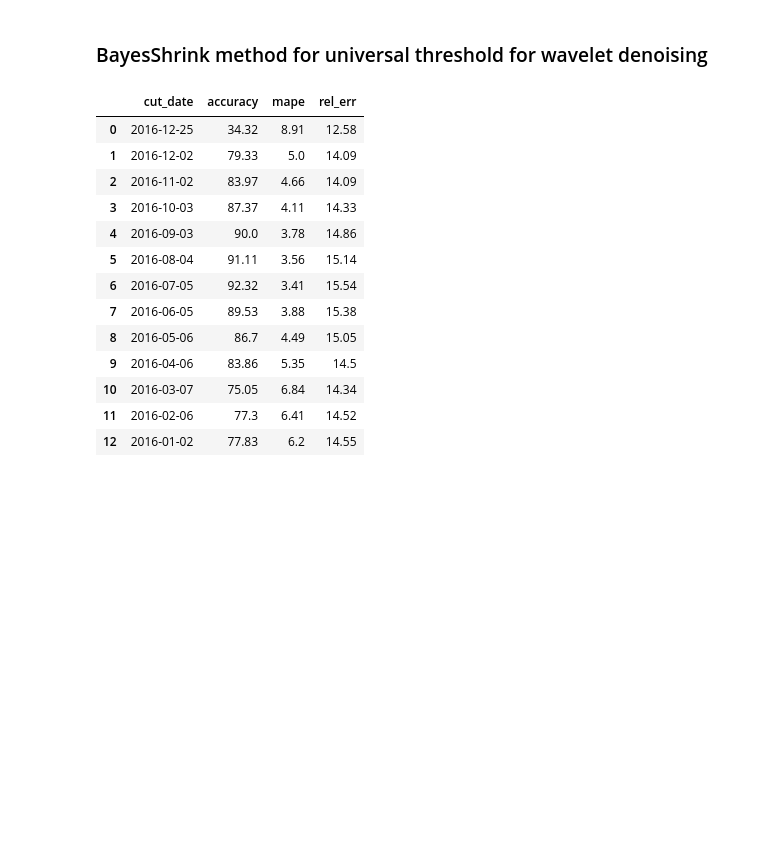
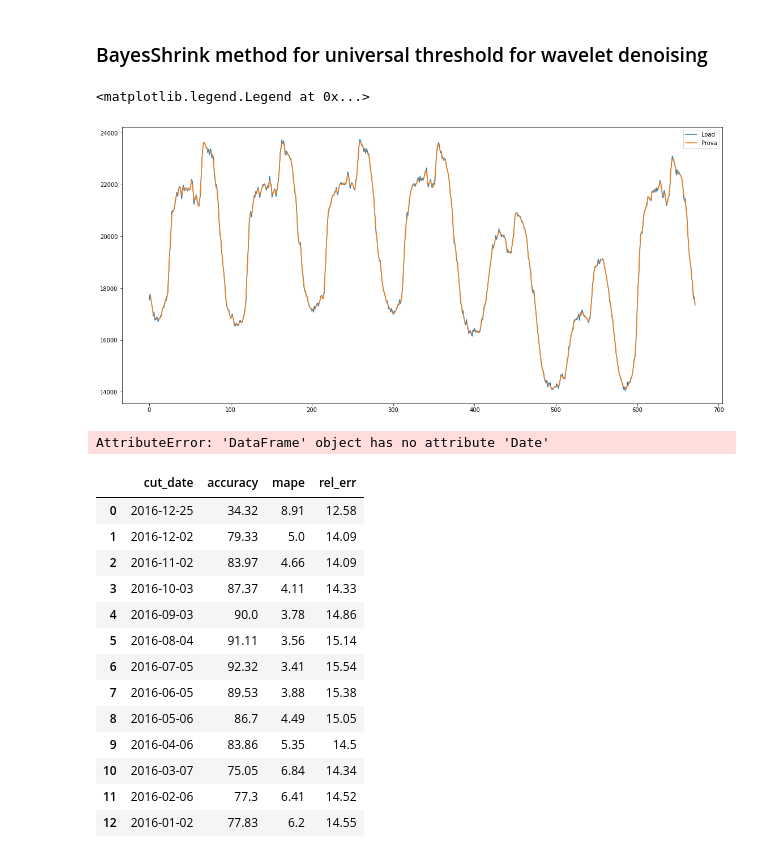
Before and after one commit to BleakHeart/Report-2, a Jupyter notebook: src/PSF_forecasting.ipynb, the cells around one changed output. Saved outputs shown, nothing was run; the diff lists cells and outputs as text; code cells hidden in the pictures; blank space fills up the shorter version.

Commit message:
Add bayes from scratch

```diff
--- a/src/PSF_forecasting.ipynb
+++ b/src/PSF_forecasting.ipynb
@@ -354,3 +326,30 @@ bayes_sym4 = denoise_wavelet(Electric.Load.to_numpy(), method='BayesShrink', mod
 
 bayes_sym5 = denoise_wavelet(Electric.Load.to_numpy(), method='BayesShrink', mode='soft',
                            wavelet='sym5', rescale_sigma=True)
+# %%
+from skimage.restoration._denoise import _bayes_thresh
+
+data = Electric.Load.to_numpy()
+maxlev = pywt.dwt_max_level(len(data), wave)
+var = sigma_est ** 2
+
+coeffs = pywt.wavedec(data, wave, level=maxlev)
+dcoeff = coeffs[1:]
+# %%
+# Apply threshold to detail coefficients
+for i in range(1, len(coeffs)):
+    thrs = _bayes_thresh(coeffs[i], var)
+    coeffs[i] = pywt.threshold(coeffs[i], mode='soft',
+                               value=thrs)
+# %%
+datarec = pywt.waverec(coeffs, wave)
+# %%
+plt.figure(figsize=(19,9))
+
+plt.plot(Electric.Load.to_numpy()[96*7*2:96*7*3], label='Load')
+plt.plot(datarec[96*7*2:96*7*3], label='Prova')
+#plt.plot(bayes_coif5[96*7*2:96*7*3], label='Bayes')
+plt.legend()
+# %% [output]
+<matplotlib.legend.Legend at 0x...>
+[figure, added]
@@ -357,3 +359,8 @@ bayes_sym5 = denoise_wavelet(Electric.Load.to_numpy(), method='BayesShrink', mod
+# %%
+Electric['Load_denoised'] = datarec
+tasks_automatization(Electric, 'Load_denoised', cut_dates)
+# %% [output]
+AttributeError: 'DataFrame' object has no attribute 'Date'
 # %%
 Electric['Load_denoised'] = bayes_coif5
 tasks_automatization(Electric, 'Load_denoised', cut_dates)
```
Also changed, not shown: parts of 5 cells of this notebook.
